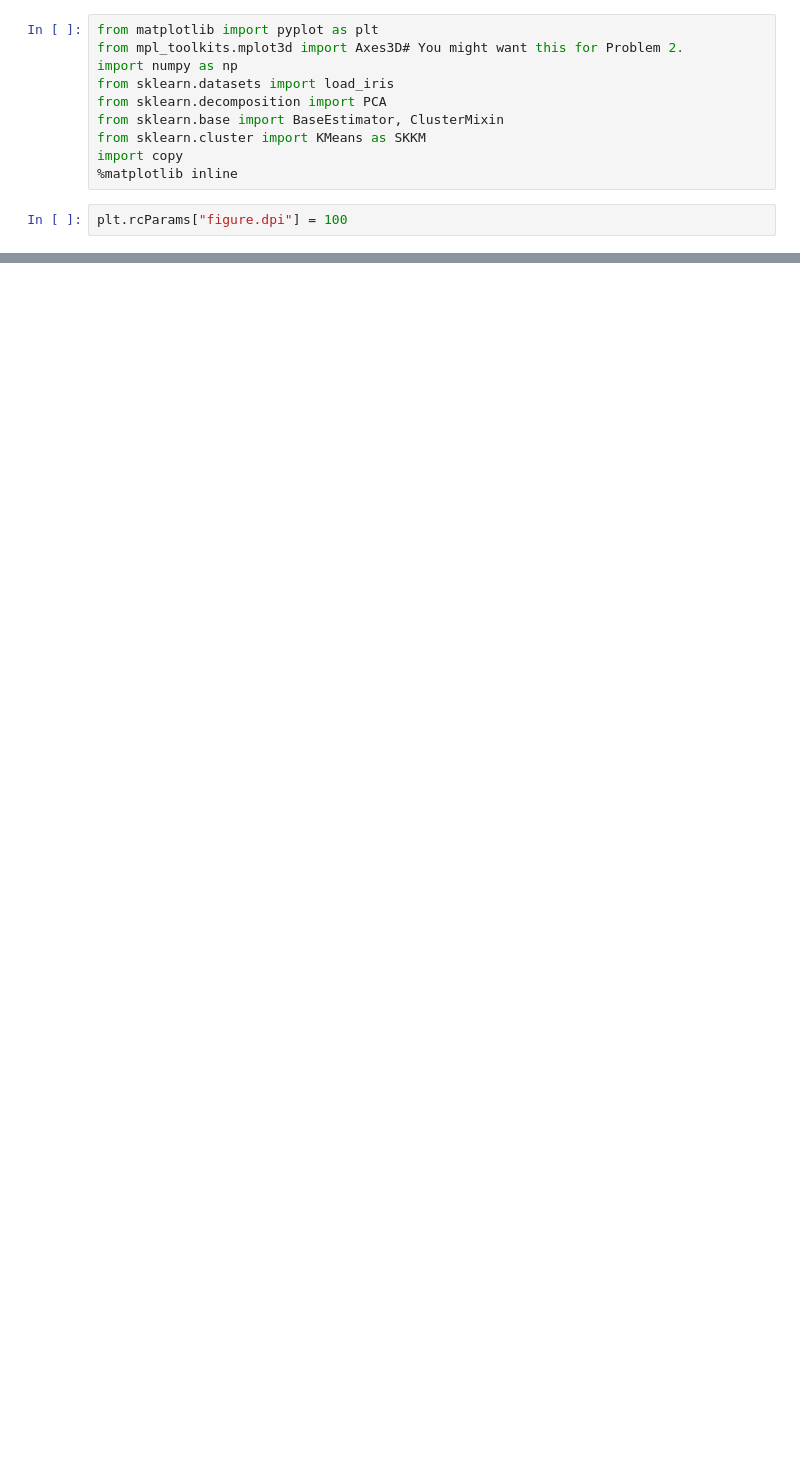
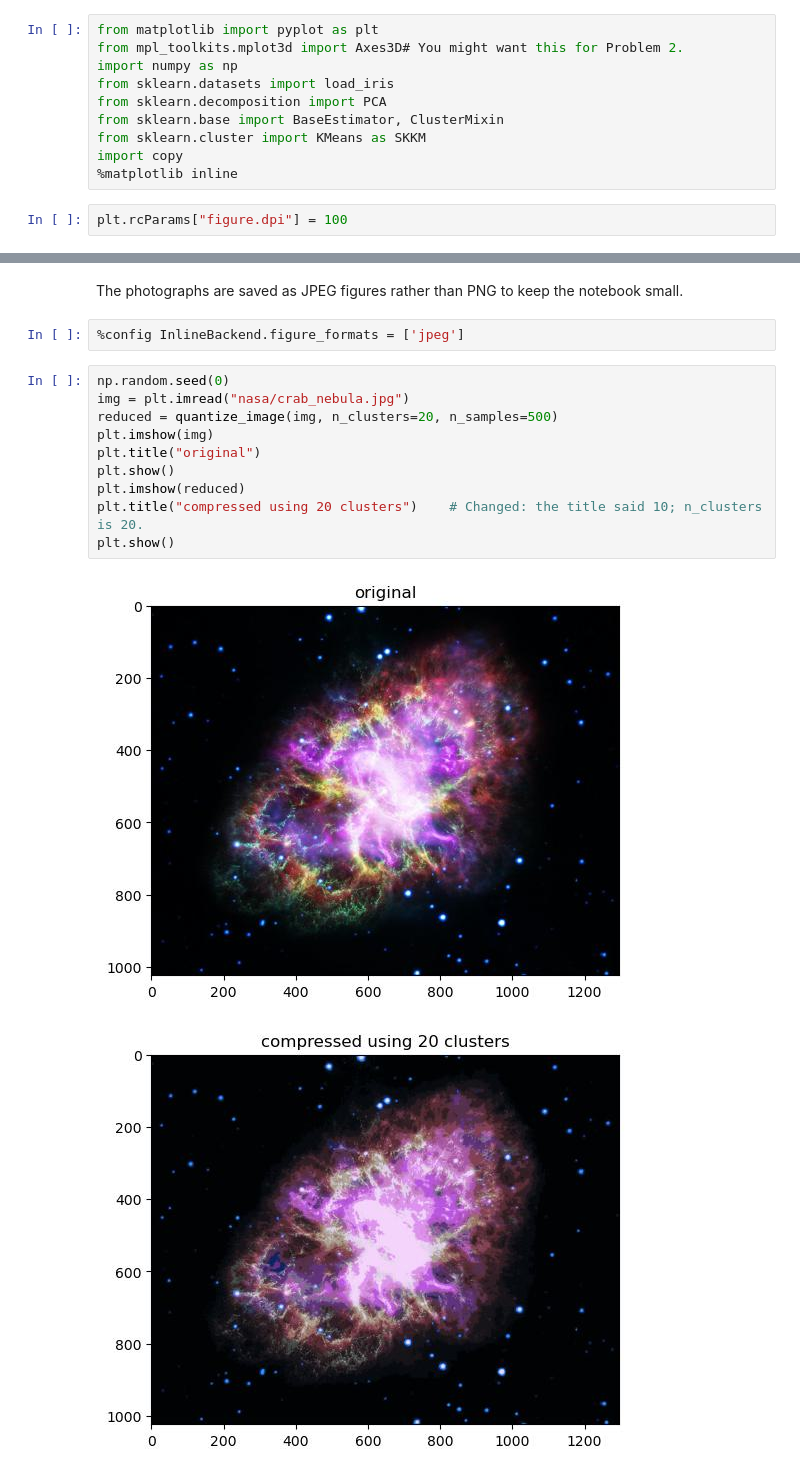
Before and after one commit to seon9cho/MachineLearning, a Jupyter notebook: KMeans/kmeans_clustering.ipynb, the cells around one changed output, grey strips where cells are left out. Saved outputs shown, nothing was run; the diff lists cells and outputs as text; blank space fills up the shorter version.

```diff
--- a/KMeans/kmeans_clustering.ipynb
+++ b/KMeans/kmeans_clustering.ipynb
@@ -186,3 +228,20 @@ def quantize_image(im, n_clusters=4, n_samples=50):
     for i in range(n_clusters):
         reduced[p==i] = km.cluster_centers_[i]
     return reduced.reshape(m, n, 3)
+# %% [markdown]
+The photographs are saved as JPEG figures rather than PNG to keep the notebook small.
+# %%
+%config InlineBackend.figure_formats = ['jpeg']
+# %%
+np.random.seed(0)
+img = plt.imread("nasa/crab_nebula.jpg")
+reduced = quantize_image(img, n_clusters=20, n_samples=500)
+plt.imshow(img)
+plt.title("original")
+plt.show()
+plt.imshow(reduced)
+plt.title("compressed using 20 clusters")    # Changed: the title said 10; n_clusters is 20.
+plt.show()
+# %% [output]
+[figure, added]
+[figure, added]
```
Also changed, not shown: parts of 21 cells of this notebook, 23 other files.
